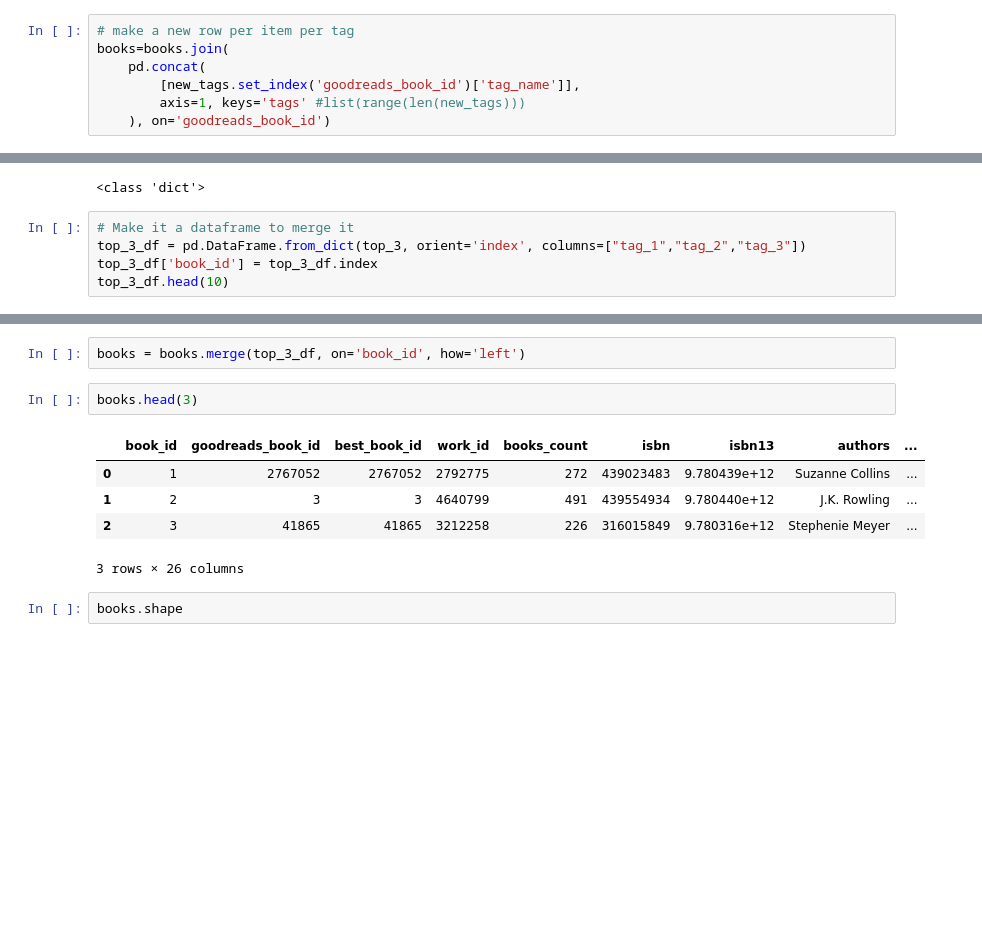
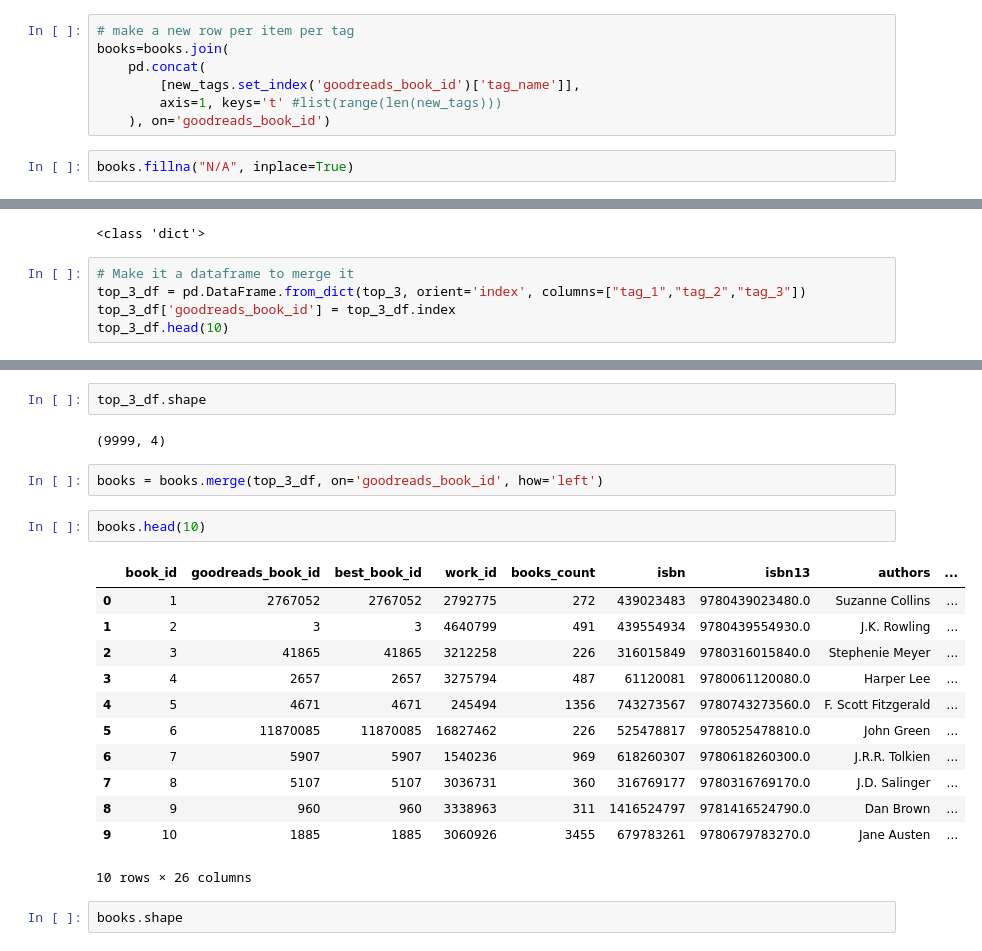
Before and after one commit to Snizzmo/Data-Science, a Jupyter notebook: Capstone3/notebooks/2.0-cf-preprocessing-and-modeling.ipynb, the cells around one changed output, grey strips where cells are left out. Cells and saved outputs as stored; diff of their text form; blank space fills up the shorter version.

```diff
--- a/Capstone3/notebooks/2.0-cf-preprocessing-and-modeling.ipynb
+++ b/Capstone3/notebooks/2.0-cf-preprocessing-and-modeling.ipynb
@@ -189,8 +189,10 @@ print(books.shape)
 books=books.join(
     pd.concat(
         [new_tags.set_index('goodreads_book_id')['tag_name']],
-        axis=1, keys='tags' #list(range(len(new_tags)))
+        axis=1, keys='t' #list(range(len(new_tags)))
     ), on='goodreads_book_id')
+# %%
+books.fillna("N/A", inplace=True)
 # %%
 # # Aggregate the tags into a single column
 books=books.groupby('book_id').agg({'goodreads_book_id':'first', 'best_book_id':'first', 'work_id':'first',
@@ -233,6 +235,6 @@ print(type(top_3))
 # %%
 # Make it a dataframe to merge it
 top_3_df = pd.DataFrame.from_dict(top_3, orient='index', columns=["tag_1","tag_2","tag_3"])
-top_3_df['book_id'] = top_3_df.index
+top_3_df['goodreads_book_id'] = top_3_df.index
 top_3_df.head(10)
 # %% [output]
@@ -250,13 +267,24 @@ top_3_df.head(10)
+# %%
+top_3_df.shape
+# %% [output]
+(9999, 4)
 # %%
-books = books.merge(top_3_df, on='book_id', how='left')
+books = books.merge(top_3_df, on='goodreads_book_id', how='left')
 # %%
-books.head(3)
+books.head(10)
 # %% [output]
 |  | book_id | goodreads_book_id | best_book_id | work_id | books_count | isbn | isbn13 | authors | ... |
-| 0 | 1 | 2767052 | 2767052 | 2792775 | 272 | 439023483 | 9.780439e+12 | Suzanne Collins | ... |
-| 1 | 2 | 3 | 3 | 4640799 | 491 | 439554934 | 9.780440e+12 | J.K. Rowling | ... |
-| 2 | 3 | 41865 | 41865 | 3212258 | 226 | 316015849 | 9.780316e+12 | Stephenie Meyer | ... |
+| 0 | 1 | 2767052 | 2767052 | 2792775 | 272 | 439023483 | 9780439023480.0 | Suzanne Collins | ... |
+| 1 | 2 | 3 | 3 | 4640799 | 491 | 439554934 | 9780439554930.0 | J.K. Rowling | ... |
+| 2 | 3 | 41865 | 41865 | 3212258 | 226 | 316015849 | 9780316015840.0 | Stephenie Meyer | ... |
+| 3 | 4 | 2657 | 2657 | 3275794 | 487 | 61120081 | 9780061120080.0 | Harper Lee | ... |
+| 4 | 5 | 4671 | 4671 | 245494 | 1356 | 743273567 | 9780743273560.0 | F. Scott Fitzgerald | ... |
+| 5 | 6 | 11870085 | 11870085 | 16827462 | 226 | 525478817 | 9780525478810.0 | John Green | ... |
+| 6 | 7 | 5907 | 5907 | 1540236 | 969 | 618260307 | 9780618260300.0 | J.R.R. Tolkien | ... |
+| 7 | 8 | 5107 | 5107 | 3036731 | 360 | 316769177 | 9780316769170.0 | J.D. Salinger | ... |
+| 8 | 9 | 960 | 960 | 3338963 | 311 | 1416524797 | 9781416524790.0 | Dan Brown | ... |
+| 9 | 10 | 1885 | 1885 | 3060926 | 3455 | 679783261 | 9780679783270.0 | Jane Austen | ... |
-3 rows × 26 columns
+10 rows × 26 columns
 # %%
 books.shape
 # %% [output]
```
Also changed, not shown: parts of 15 cells of this notebook, 1 other file.
